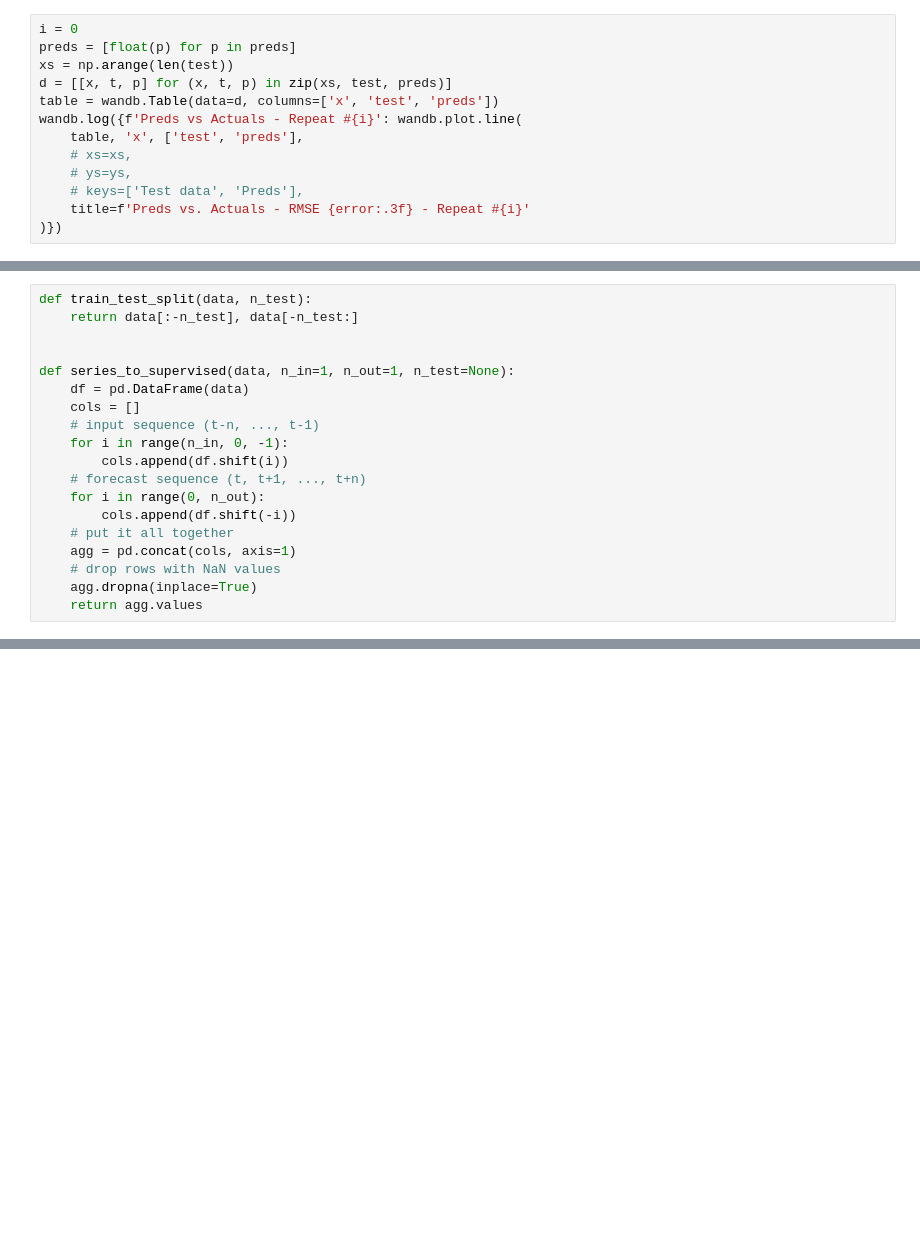
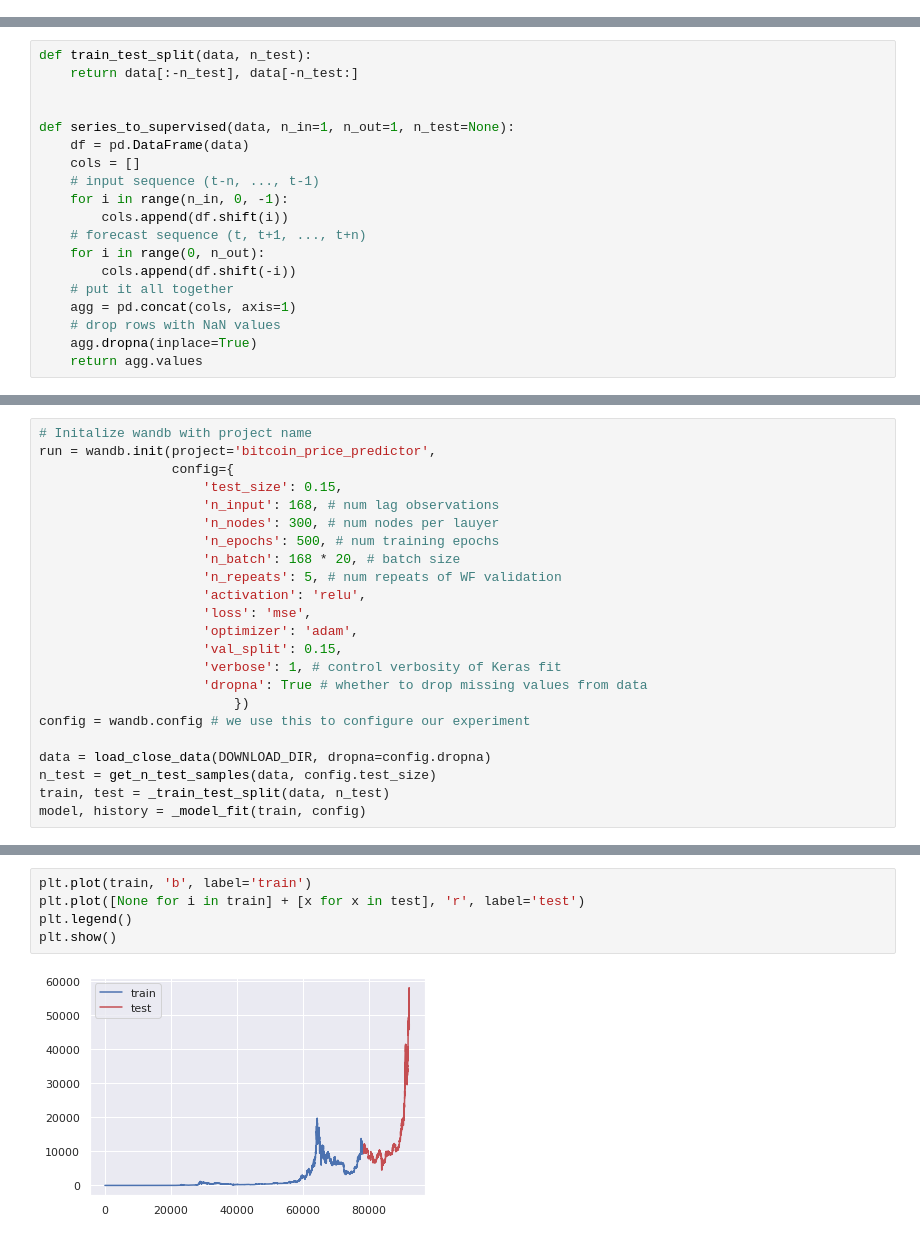
Before and after one commit to codeananda/bitcoin_price_predictor, a Jupyter notebook: price_predictor/keras_price_predictor.ipynb, the cells around one changed output, grey strips where cells are left out. Saved outputs shown, nothing was run; the diff lists cells and outputs as text; blank space fills up the shorter version.

Commit message:
Wrote functions to analyze un-scaled MLP model, analyzed LCs and built 1x scaled model and overall framework

```diff
--- a/price_predictor/keras_price_predictor.ipynb
+++ b/price_predictor/keras_price_predictor.ipynb
@@ -949,13 +813,0 @@ float(preds[0])
-# %%
-i = 0
-preds = [float(p) for p in preds]
-xs = np.arange(len(test))
-d = [[x, t, p] for (x, t, p) in zip(xs, test, preds)]
-table = wandb.Table(data=d, columns=['x', 'test', 'preds'])
-wandb.log({f'Preds vs Actuals - Repeat #{i}': wandb.plot.line(
-    table, 'x', ['test', 'preds'],
-    # xs=xs,
-    # ys=ys,
-    # keys=['Test data', 'Preds'],
-    title=f'Preds vs. Actuals - RMSE {error:.3f} - Repeat #{i}'
-)})
@@ -1121,0 +1018,23 @@ def series_to_supervised(data, n_in=1, n_out=1, n_test=None):
+# %%
+# Initalize wandb with project name
+run = wandb.init(project='bitcoin_price_predictor',
+                 config={
+                     'test_size': 0.15,
+                     'n_input': 168, # num lag observations
+                     'n_nodes': 300, # num nodes per lauyer
+                     'n_epochs': 500, # num training epochs
+                     'n_batch': 168 * 20, # batch size
+                     'n_repeats': 5, # num repeats of WF validation
+                     'activation': 'relu',
+                     'loss': 'mse',
+                     'optimizer': 'adam',
+                     'val_split': 0.15,
+                     'verbose': 1, # control verbosity of Keras fit
+                     'dropna': True # whether to drop missing values from data
+                         })
+config = wandb.config # we use this to configure our experiment
+
+data = load_close_data(DOWNLOAD_DIR, dropna=config.dropna)
+n_test = get_n_test_samples(data, config.test_size)
+train, test = _train_test_split(data, n_test)
+model, history = _model_fit(train, config)
@@ -1121,0 +1088,7 @@ def series_to_supervised(data, n_in=1, n_out=1, n_test=None):
+# %%
+plt.plot(train, 'b', label='train')
+plt.plot([None for i in train] + [x for x in test], 'r', label='test')
+plt.legend()
+plt.show()
+# %% [output]
+[figure, added]
```
Also changed, not shown: parts of 32 cells of this notebook, 1 other file.
